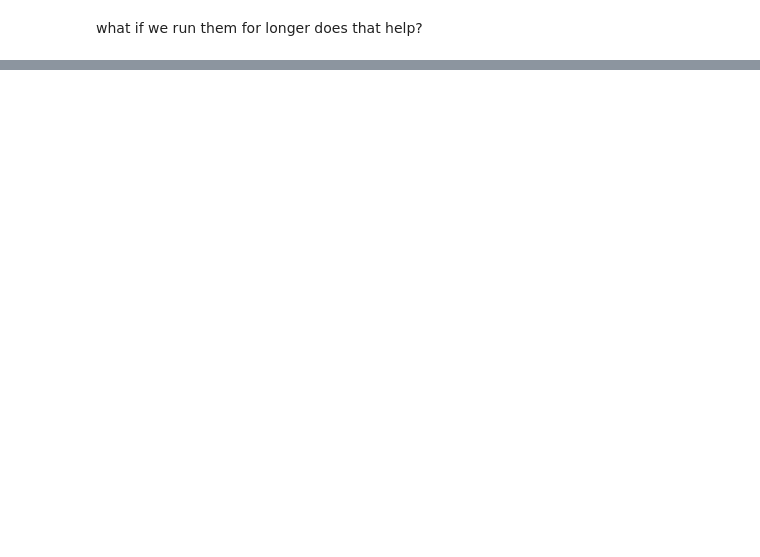
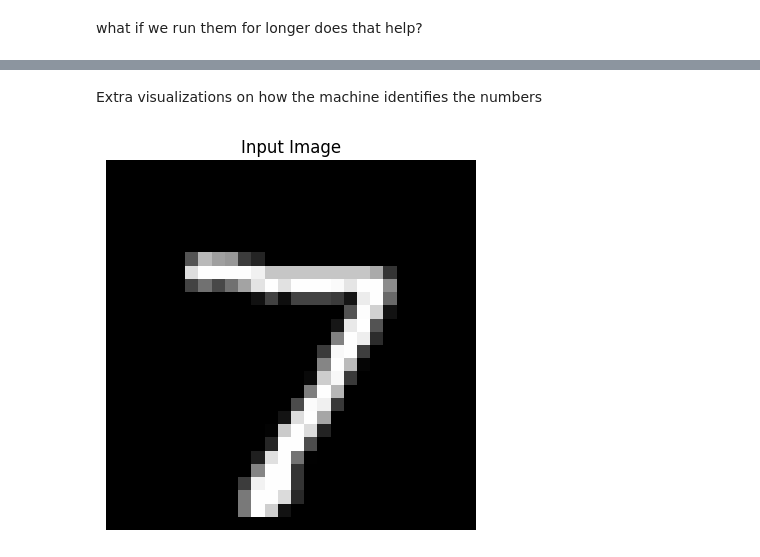
Before and after one commit to neszm/Y2PersonalProject, a Jupyter notebook: deep_learning_project.ipynb, the cells around one changed output, grey strips where cells are left out. Saved outputs shown, nothing was run; the diff lists cells and outputs as text; code cells hidden in the pictures; blank space fills up the shorter version.

Commit message:
added visual active feature maps and visual kernels

```diff
--- a/deep_learning_project.ipynb
+++ b/deep_learning_project.ipynb
@@ -219,0 +220,10 @@ dict_keys(['accuracy', 'loss', 'val_accuracy', 'val_loss'])
+# %% [markdown]
+Extra visualizations on how the machine identifies the numbers
+# %%
+img = x_test[0]
+plt.imshow(img.squeeze(), cmap='gray')
+plt.title("Input Image")
+plt.axis('off')
+plt.show()
+# %% [output]
+[figure, added]
```
Also changed, not shown: parts of 11 cells of this notebook.
